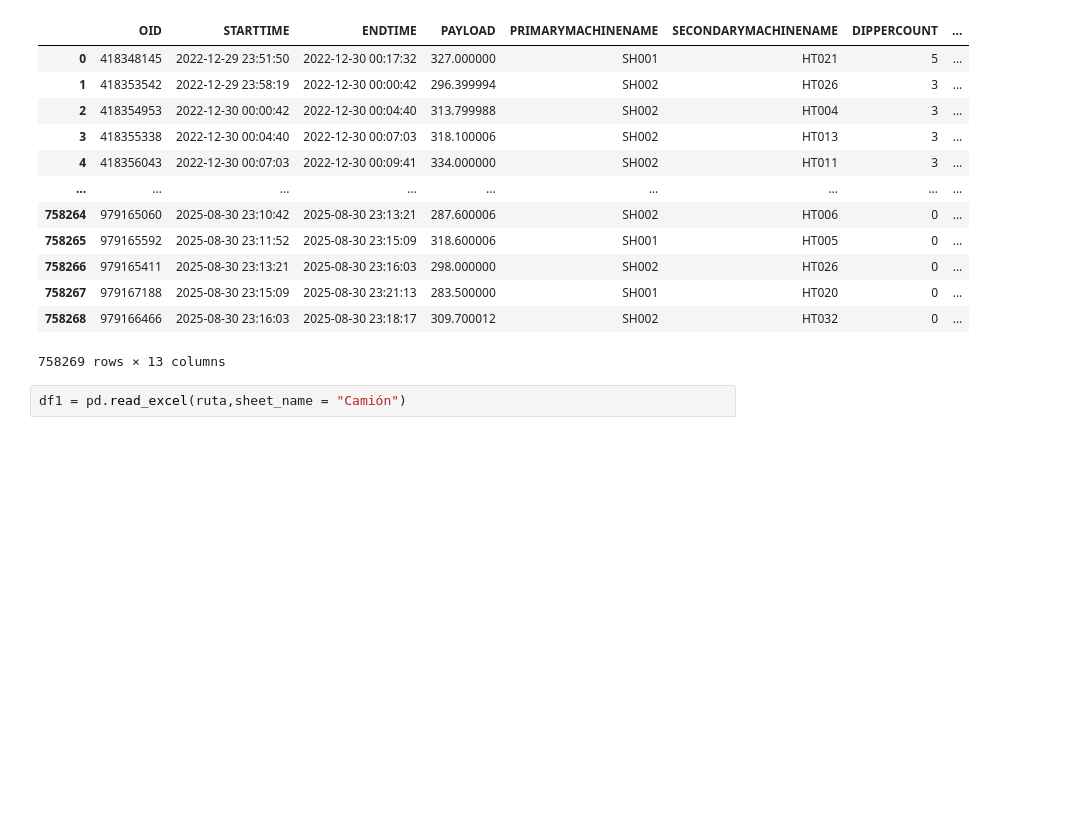
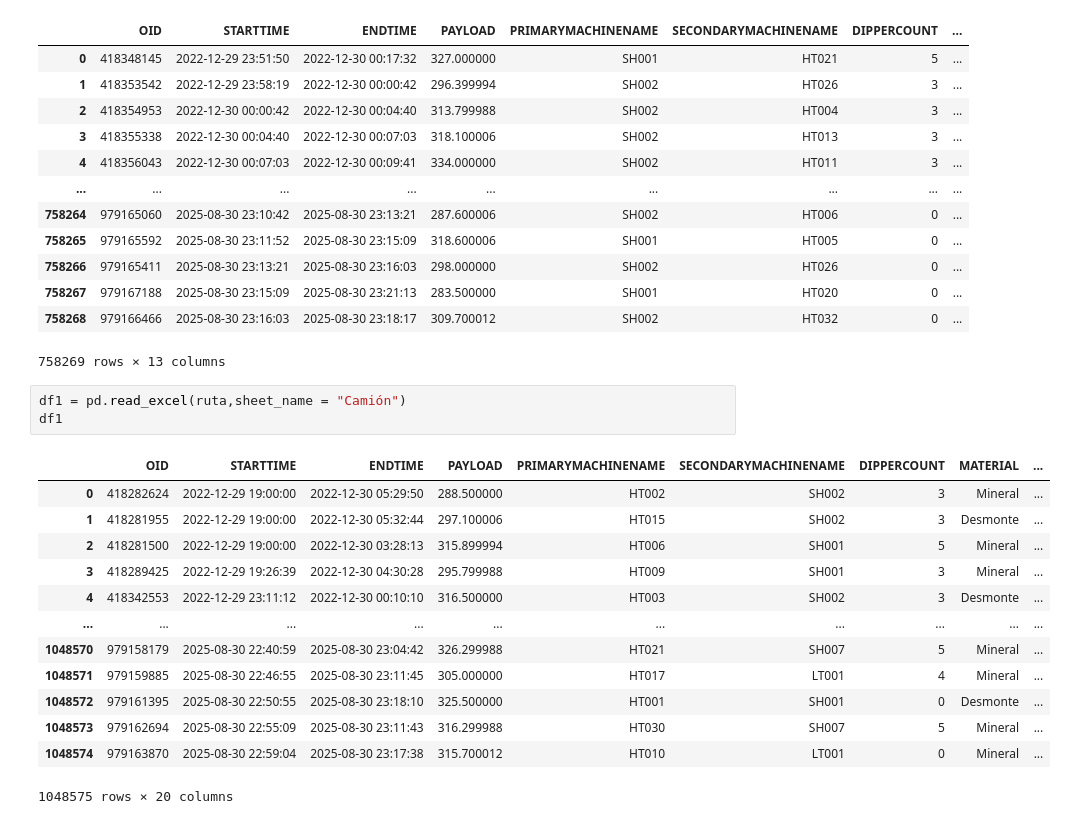
Before and after one commit to hubblej28/curso_python_utec, a Jupyter notebook: ProyectoFinal/Proyecto.ipynb, the cells around one changed output. Saved outputs shown, nothing was run; the diff lists cells and outputs as text; blank space fills up the shorter version.

```diff
--- a/ProyectoFinal/Proyecto.ipynb
+++ b/ProyectoFinal/Proyecto.ipynb
@@ -22,3 +22,18 @@ df
 758269 rows × 13 columns
 # %%
 df1 = pd.read_excel(ruta,sheet_name = "Camión")
+df1
+# %% [output]
+|  | OID | STARTTIME | ENDTIME | PAYLOAD | PRIMARYMACHINENAME | SECONDARYMACHINENAME | DIPPERCOUNT | MATERIAL | ... |
+| 0 | 418282624 | 2022-12-29 19:00:00 | 2022-12-30 05:29:50 | 288.500000 | HT002 | SH002 | 3 | Mineral | ... |
+| 1 | 418281955 | 2022-12-29 19:00:00 | 2022-12-30 05:32:44 | 297.100006 | HT015 | SH002 | 3 | Desmonte | ... |
+| 2 | 418281500 | 2022-12-29 19:00:00 | 2022-12-30 03:28:13 | 315.899994 | HT006 | SH001 | 5 | Mineral | ... |
+| 3 | 418289425 | 2022-12-29 19:26:39 | 2022-12-30 04:30:28 | 295.799988 | HT009 | SH001 | 3 | Mineral | ... |
+| 4 | 418342553 | 2022-12-29 23:11:12 | 2022-12-30 00:10:10 | 316.500000 | HT003 | SH002 | 3 | Desmonte | ... |
+| ... | ... | ... | ... | ... | ... | ... | ... | ... | ... |
+| 1048570 | 979158179 | 2025-08-30 22:40:59 | 2025-08-30 23:04:42 | 326.299988 | HT021 | SH007 | 5 | Mineral | ... |
+| 1048571 | 979159885 | 2025-08-30 22:46:55 | 2025-08-30 23:11:45 | 305.000000 | HT017 | LT001 | 4 | Mineral | ... |
+| 1048572 | 979161395 | 2025-08-30 22:50:55 | 2025-08-30 23:18:10 | 325.500000 | HT001 | SH001 | 0 | Desmonte | ... |
+| 1048573 | 979162694 | 2025-08-30 22:55:09 | 2025-08-30 23:11:43 | 316.299988 | HT030 | SH007 | 5 | Mineral | ... |
+| 1048574 | 979163870 | 2025-08-30 22:59:04 | 2025-08-30 23:17:38 | 315.700012 | HT010 | LT001 | 0 | Mineral | ... |
+1048575 rows × 20 columns
```
